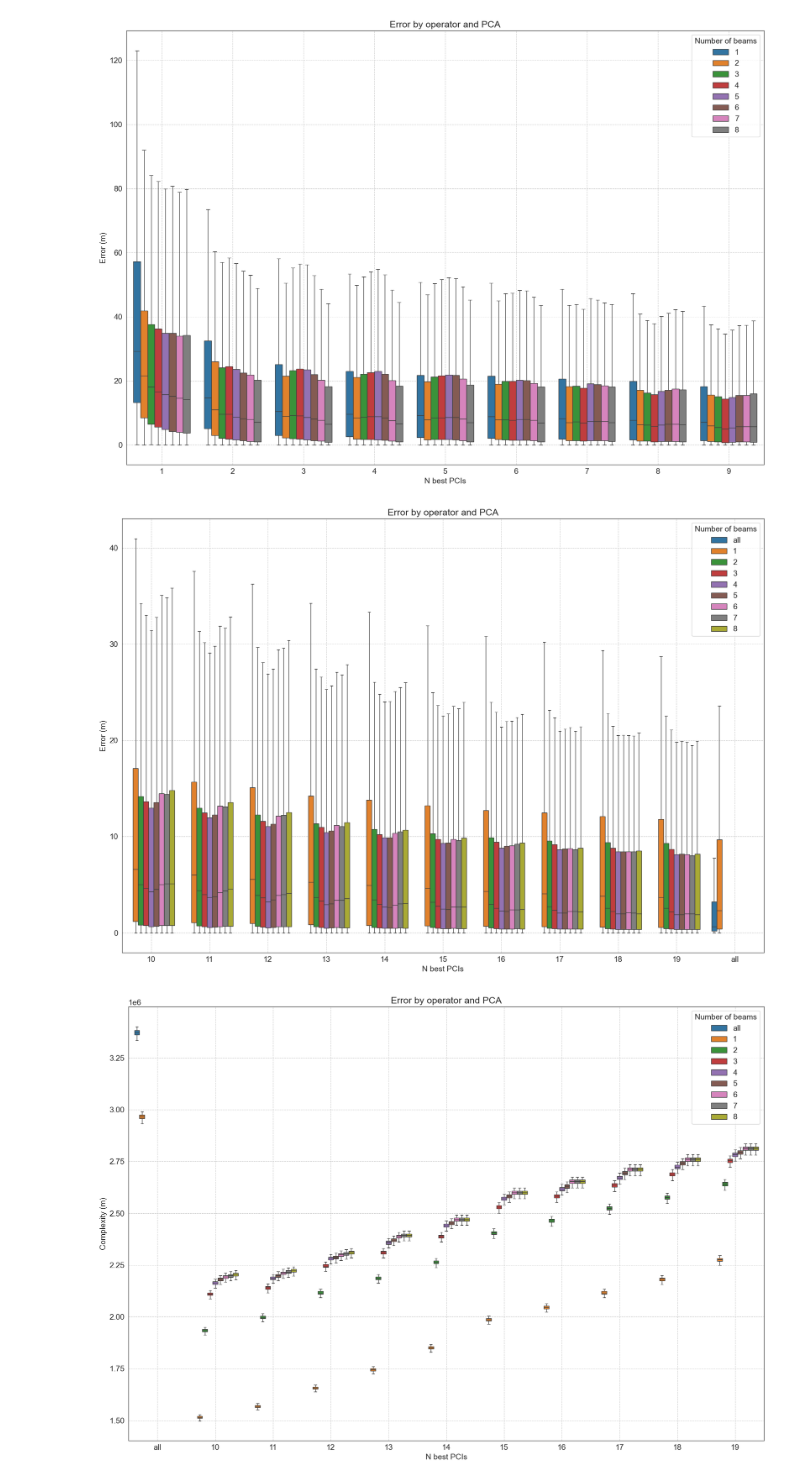
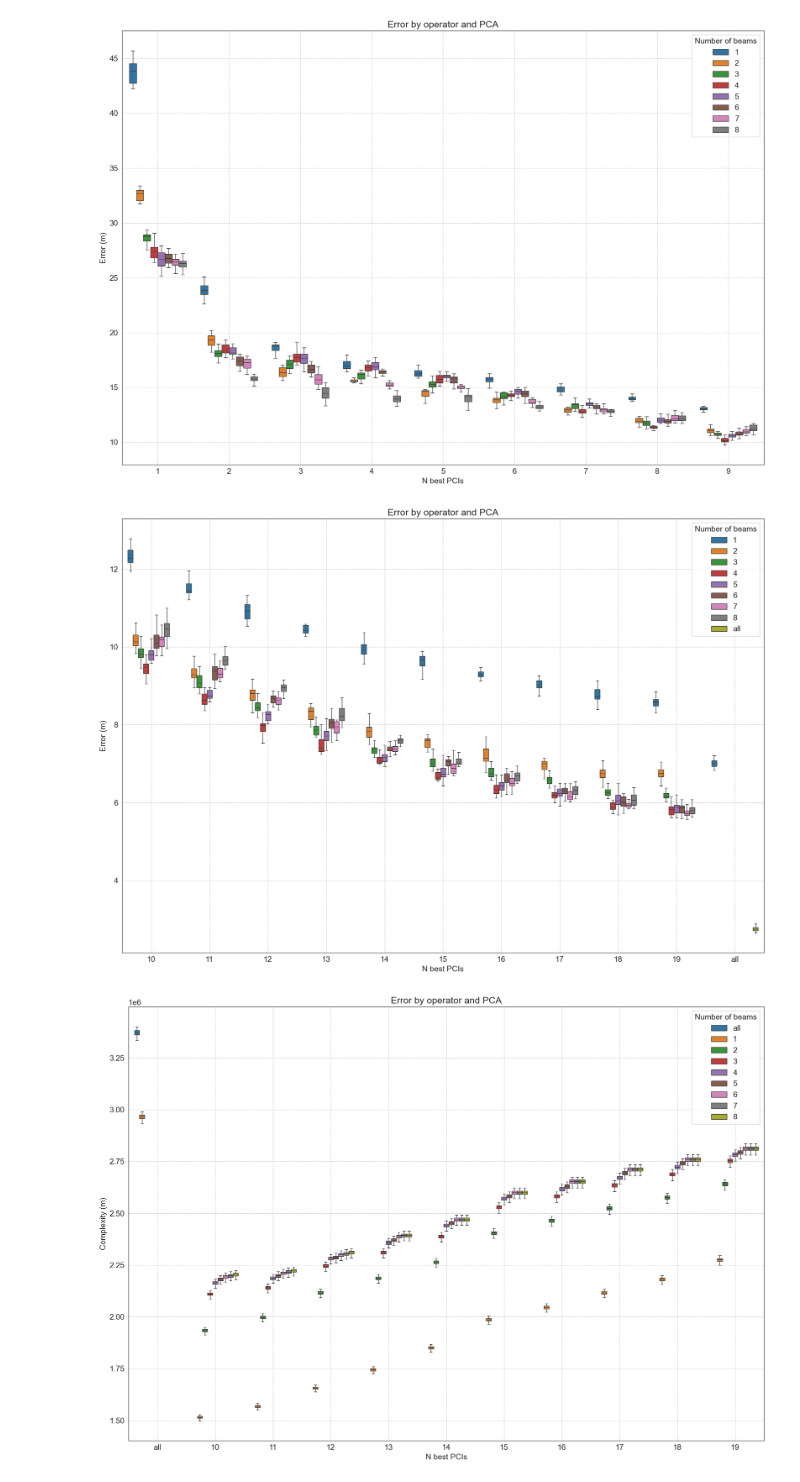
Before and after one commit to Andreas-Espelund/5G_localization, a Jupyter notebook: plotting/plot_beamforming.ipynb, the cells around one changed output. Cells and saved outputs as stored; diff of their text form; code cells hidden in the pictures.

```diff
--- a/plotting/plot_beamforming.ipynb
+++ b/plotting/plot_beamforming.ipynb
@@ -5,8 +5,8 @@ import os
 import numpy as np
 import pandas as pd
 
-#dir = '../large_files/new_beam_matching_experiment_1nrec'
-dir = '../data/results/experiments/new_beam_matching_experiment_15'
+dir = '../large_files/new_beam_matching_experiment_1nrec'
+#dir = '../data/results/experiments/new_beam_matching_experiment_15'
 
 data_df = pd.read_csv(os.path.join(dir, 'data.csv')).drop(columns=['Unnamed: 0'])
 
@@ -15,7 +15,9 @@ with open(os.path.join(dir, 'config.json')) as f:
 
 data_df['n_best_pcis'] = data_df['n_best_pcis'].apply(lambda x: 'all' if np.isnan(x) else f'{int(x)}')
 data_df['n_best_beams'] = data_df['n_best_beams'].apply(lambda x: 'all' if np.isnan(x) else f'{int(x)}')
-data_df['runtime'] = data_df['runtime'] * 1000 / 2500
+
+
+#data_df['runtime'] = data_df['runtime'] * 1000 / 2500
 
 
 def get_strat(row):
@@ -50,21 +116,38 @@ data_df
 # %%
 res = []
-for group, data in data_df.groupby(['n_best_pcis', 'n_best_beams', 'operator', 'config']):
+for group, data in data_df.groupby(['n_best_pcis', 'n_best_beams']):
     errors = data.groupby('run')['errors'].mean().values
     complexity = data.groupby('run')['complexity'].mean().values
-    runtime = data.groupby('run')['runtime'].mean().values
-
+    print(group)
     for i in range(errors.shape[0]):
-        res.append((group[0], group[1], group[2], errors[i], complexity[i], group[3], runtime[i]))
+        res.append((group[0], group[1], errors[i], complexity[i]))
 
 order = [str(x) for x in range(1, 20)] + ['all']
 
 df = pd.DataFrame(res,
-                  columns=['n_best_pcis', 'n_best_beams', 'operator', 'errors', 'complexity', 'config', 'runtime'])
+                  columns=['n_best_pcis', 'n_best_beams', 'errors', 'complexity'])
 df['n_best_pcis'] = pd.Categorical(df['n_best_pcis'], categories=order, ordered=True)
 df.sort_values(by=['n_best_pcis', 'n_best_beams'], inplace=True)
 
 df[df['n_best_pcis'] == 'all']['errors'].mean()
 
-df.groupby(['operator', 'config'])['errors'].mean()
+# res = []
+# for group, data in data_df.groupby(['n_best_pcis', 'n_best_beams', 'operator', 'config']):
+#     errors = data.groupby('run')['errors'].mean().values
+#     complexity = data.groupby('run')['complexity'].mean().values
+#     runtime = data.groupby('run')['runtime'].mean().values
+#
+#     for i in range(errors.shape[0]):
+#         res.append((group[0], group[1], group[2], errors[i], complexity[i], group[3], runtime[i]))
+#
+# order = [str(x) for x in range(1, 20)] + ['all']
+#
+# df = pd.DataFrame(res,
+#                   columns=['n_best_pcis', 'n_best_beams', 'operator', 'errors', 'complexity', 'config', 'runtime'])
+# df['n_best_pcis'] = pd.Categorical(df['n_best_pcis'], categories=order, ordered=True)
+# df.sort_values(by=['n_best_pcis', 'n_best_beams'], inplace=True)
+#
+# df[df['n_best_pcis'] == 'all']['errors'].mean()
+#
+# df.groupby(['operator', 'config'])['errors'].mean()
 # %% [output]
@@ -206,7 +337,7 @@ def do_plot(df):
     plot(df_highs)
 
 
-do_plot(data_df)
+do_plot(df)
 # %% [output]
 A value is trying to be set on a copy of a slice from a DataFrame.
 Try using .loc[row_indexer,col_indexer] = value instead
@@ -222,5 +353,5 @@ See the caveats in the documentation: https://pandas.pydata.org/pandas-docs/stab
-[figure, old version]
+[figure, new version]
-[figure, old version]
+[figure, new version]
 # %%
 
 def plot_complexity(df: pd.DataFrame):
```
Also changed, not shown: parts of 8 cells of this notebook, 5 other files.
